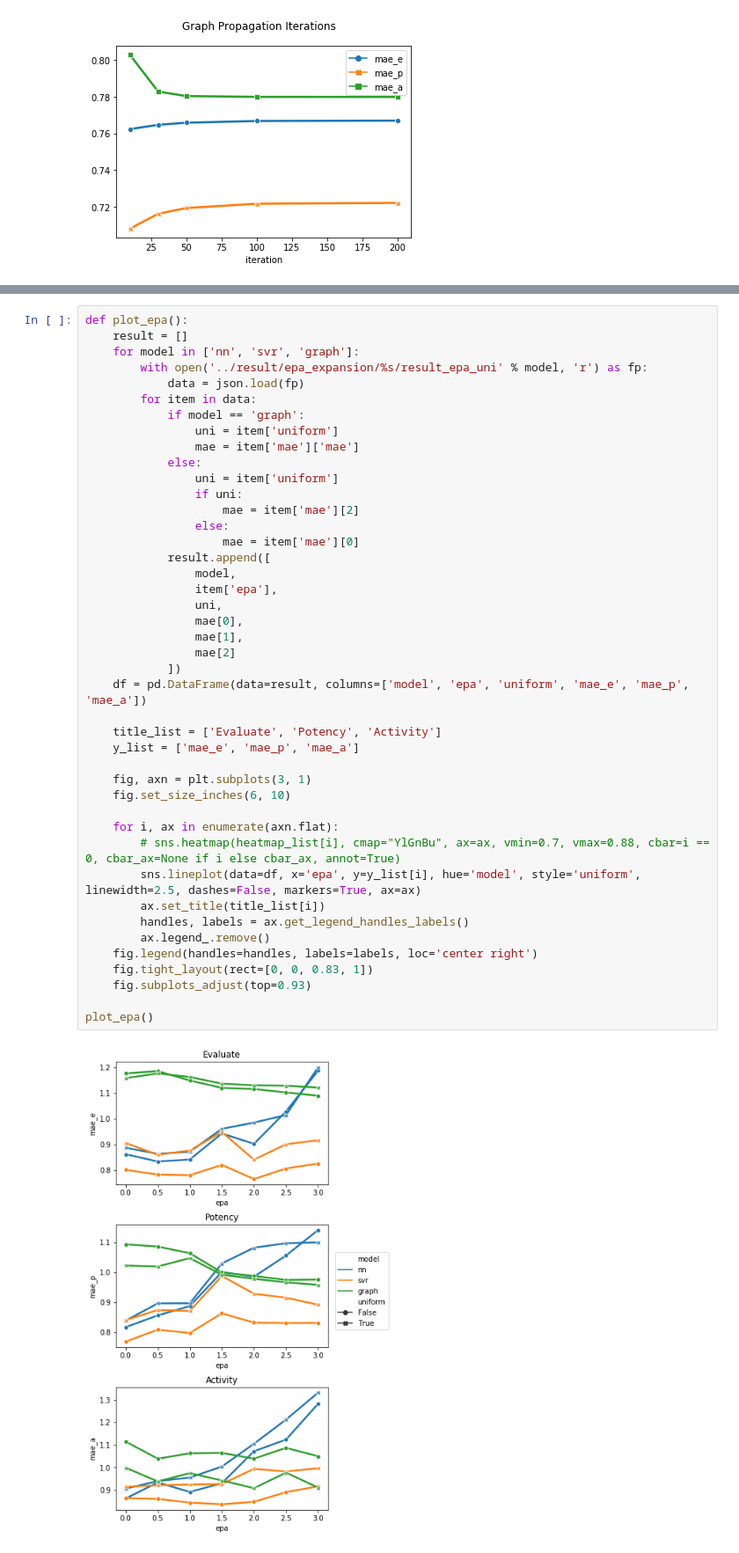
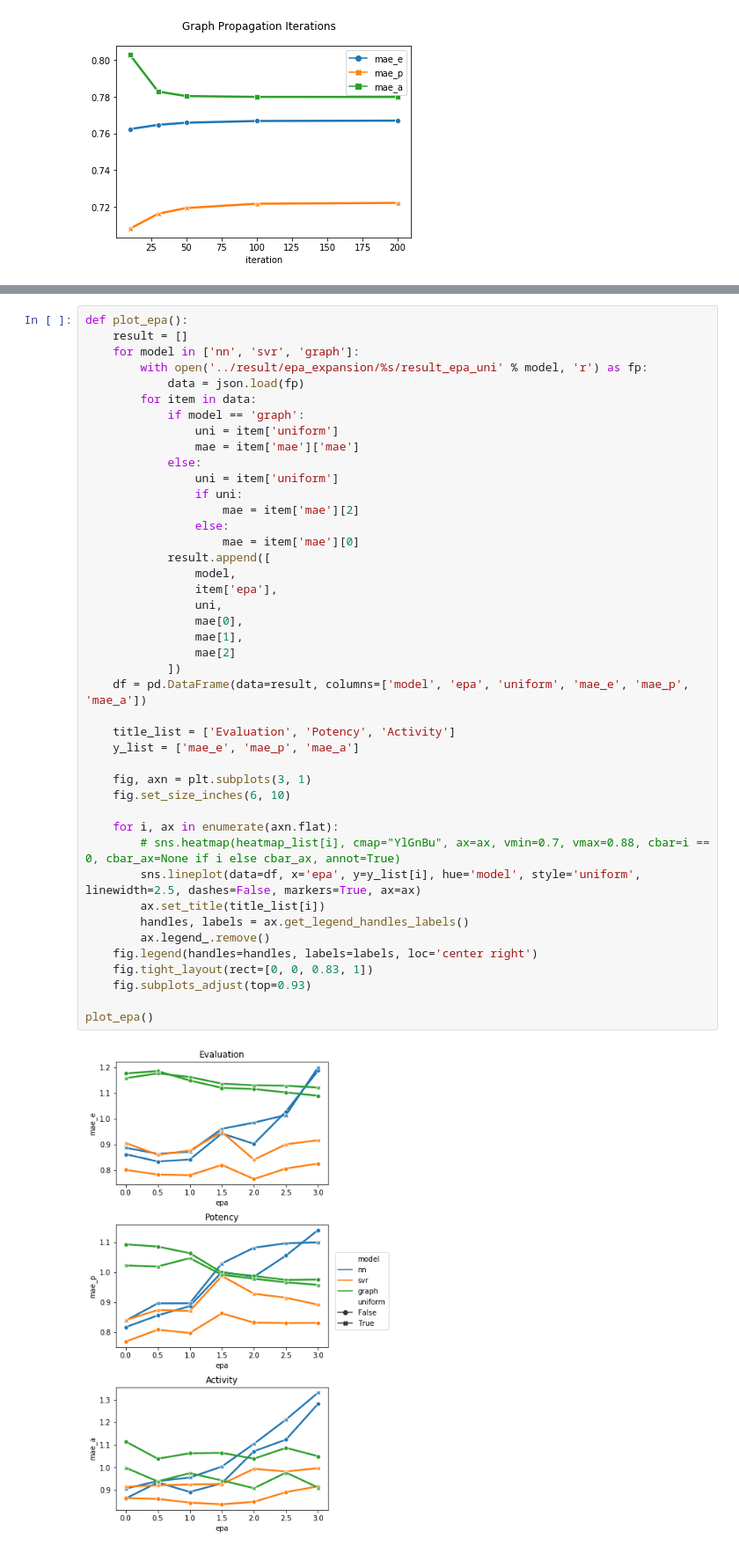
Before and after one commit to jiaojiaoloveu/WordEmbedding-SubCulture, a Jupyter notebook: src/plot_result_part2.ipynb, the cells around one changed output, grey strips where cells are left out. Shown at 88% size. Drawn from its saved outputs; the diff is of its cells as text.

```diff
--- a/src/plot_result_part2.ipynb
+++ b/src/plot_result_part2.ipynb
@@ -226,32 +226,32 @@ def plot_epa():
                     mae = item['mae'][2]
                 else:
                     mae = item['mae'][0]
             result.append([
                 model,
                 item['epa'],
                 uni,
                 mae[0],
                 mae[1],
                 mae[2]
             ])
     df = pd.DataFrame(data=result, columns=['model', 'epa', 'uniform', 'mae_e', 'mae_p', 'mae_a'])
 
-    title_list = ['Evaluate', 'Potency', 'Activity']
+    title_list = ['Evaluation', 'Potency', 'Activity']
     y_list = ['mae_e', 'mae_p', 'mae_a']
 
     fig, axn = plt.subplots(3, 1)
     fig.set_size_inches(6, 10)
 
     for i, ax in enumerate(axn.flat):
         # sns.heatmap(heatmap_list[i], cmap="YlGnBu", ax=ax, vmin=0.7, vmax=0.88, cbar=i == 0, cbar_ax=None if i else cbar_ax, annot=True)
         sns.lineplot(data=df, x='epa', y=y_list[i], hue='model', style='uniform', linewidth=2.5, dashes=False, markers=True, ax=ax)
         ax.set_title(title_list[i])
         handles, labels = ax.get_legend_handles_labels()
         ax.legend_.remove()
     fig.legend(handles=handles, labels=labels, loc='center right')
     fig.tight_layout(rect=[0, 0, 0.83, 1])
     fig.subplots_adjust(top=0.93)
 
 plot_epa()
 # %% [output]
-[figure, old version]
+[figure, new version]
```
Also changed, not shown: parts of 4 cells of this notebook, 8 other files.
